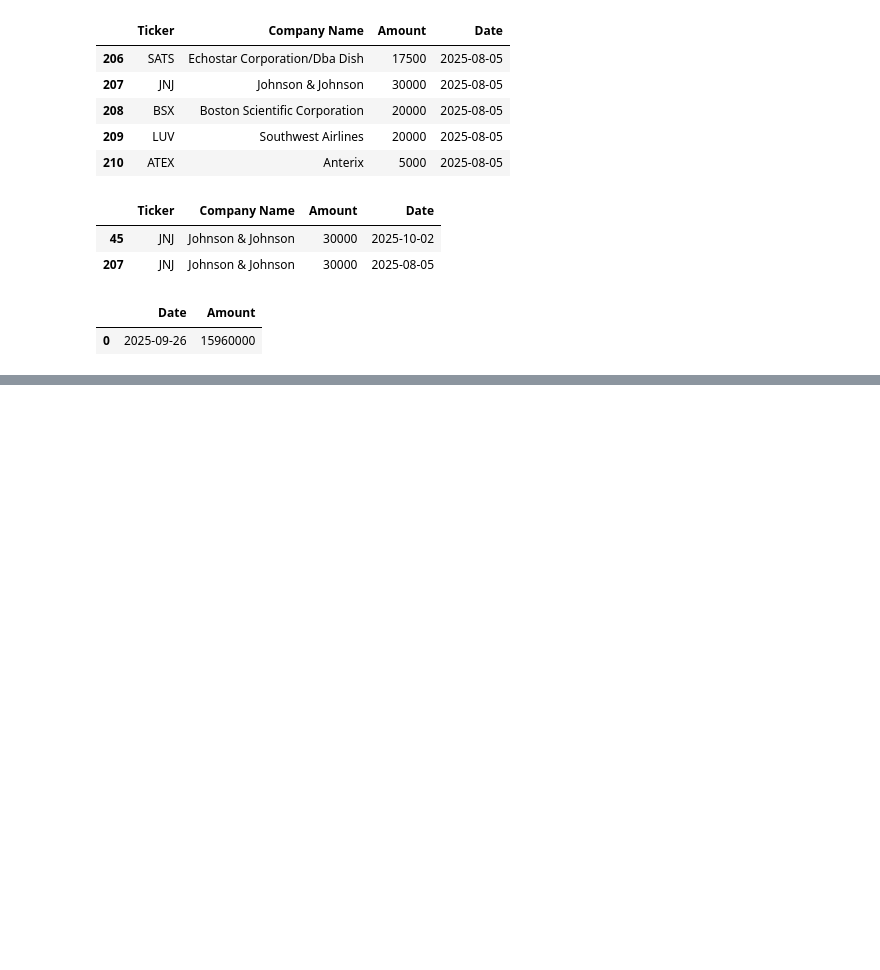
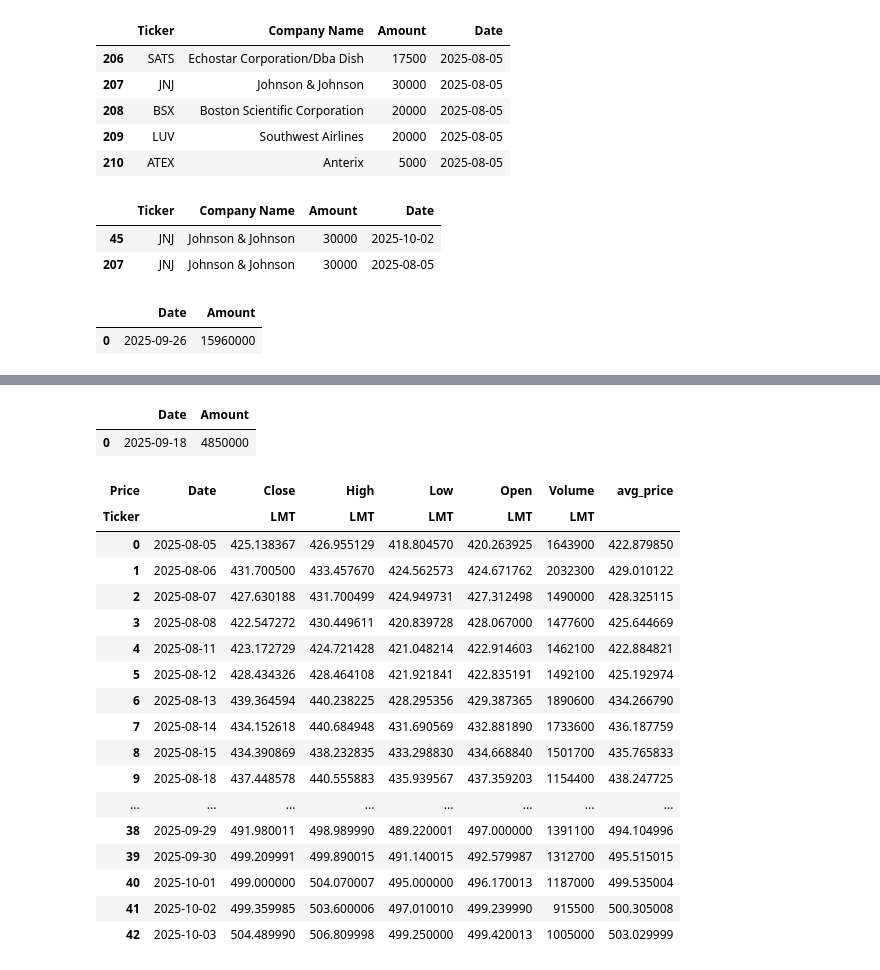
Before and after one commit to fonanroley/projects, a Jupyter notebook: corp_lobb_analysis.ipynb, the cells around one changed output, grey strips where cells are left out. Saved outputs shown, nothing was run; the diff lists cells and outputs as text; code cells hidden in the pictures; blank space fills up the shorter version.

```diff
--- a/corp_lobb_analysis.ipynb
+++ b/corp_lobb_analysis.ipynb
@@ -221,0 +235,26 @@ df_ticker['avg_price'] = (df_ticker['High'] + df_ticker['Low']) / 2
+# %%
+ticker_lobby_df
+# %% [output]
+|  | Date | Amount |
+| 0 | 2025-09-18 | 4850000 |
+# %%
+df_ticker
+# %% [output]
+| Price | Date | Close | High | Low | Open | Volume | avg_price |
+| Ticker |  | LMT | LMT | LMT | LMT | LMT |  |
+| 0 | 2025-08-05 | 425.138367 | 426.955129 | 418.804570 | 420.263925 | 1643900 | 422.879850 |
+| 1 | 2025-08-06 | 431.700500 | 433.457670 | 424.562573 | 424.671762 | 2032300 | 429.010122 |
+| 2 | 2025-08-07 | 427.630188 | 431.700499 | 424.949731 | 427.312498 | 1490000 | 428.325115 |
+| 3 | 2025-08-08 | 422.547272 | 430.449611 | 420.839728 | 428.067000 | 1477600 | 425.644669 |
+| 4 | 2025-08-11 | 423.172729 | 424.721428 | 421.048214 | 422.914603 | 1462100 | 422.884821 |
+| 5 | 2025-08-12 | 428.434326 | 428.464108 | 421.921841 | 422.835191 | 1492100 | 425.192974 |
+| 6 | 2025-08-13 | 439.364594 | 440.238225 | 428.295356 | 429.387365 | 1890600 | 434.266790 |
+| 7 | 2025-08-14 | 434.152618 | 440.684948 | 431.690569 | 432.881890 | 1733600 | 436.187759 |
+| 8 | 2025-08-15 | 434.390869 | 438.232835 | 433.298830 | 434.668840 | 1501700 | 435.765833 |
+| 9 | 2025-08-18 | 437.448578 | 440.555883 | 435.939567 | 437.359203 | 1154400 | 438.247725 |
+| ... | ... | ... | ... | ... | ... | ... | ... |
+| 38 | 2025-09-29 | 491.980011 | 498.989990 | 489.220001 | 497.000000 | 1391100 | 494.104996 |
+| 39 | 2025-09-30 | 499.209991 | 499.890015 | 491.140015 | 492.579987 | 1312700 | 495.515015 |
+| 40 | 2025-10-01 | 499.000000 | 504.070007 | 495.000000 | 496.170013 | 1187000 | 499.535004 |
+| 41 | 2025-10-02 | 499.359985 | 503.600006 | 497.010010 | 499.239990 | 915500 | 500.305008 |
+| 42 | 2025-10-03 | 504.489990 | 506.809998 | 499.250000 | 499.420013 | 1005000 | 503.029999 |
```
Also changed, not shown: parts of 1 cell of this notebook.
